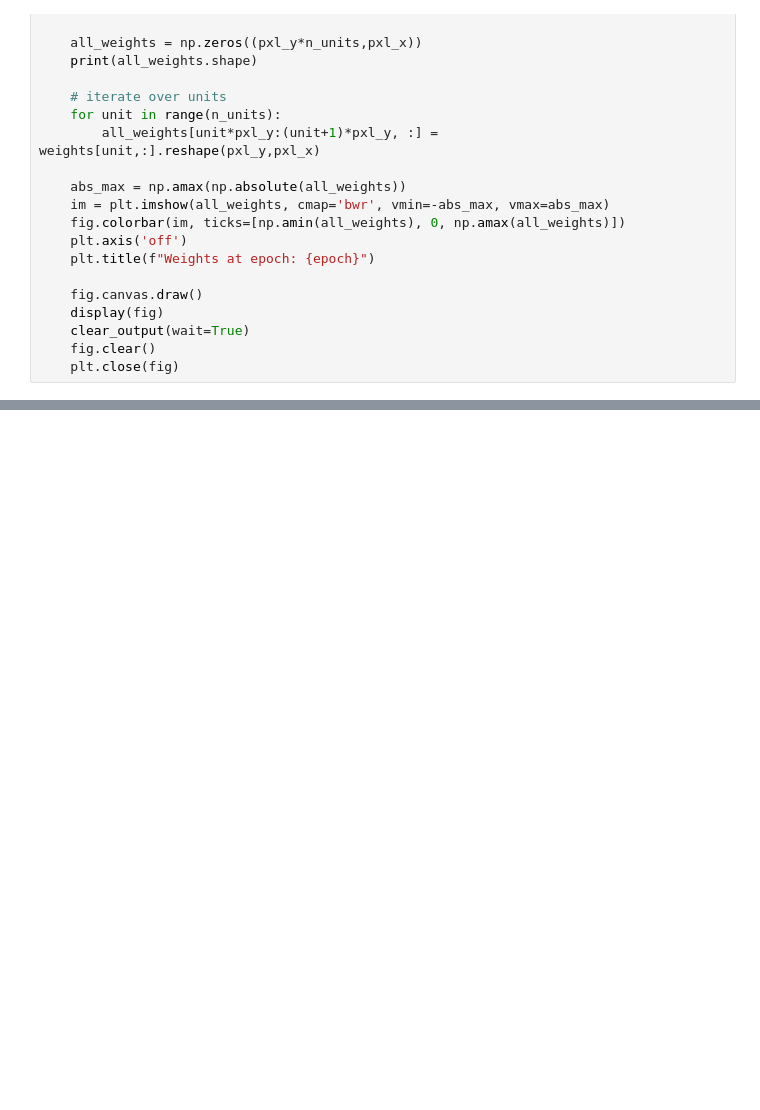
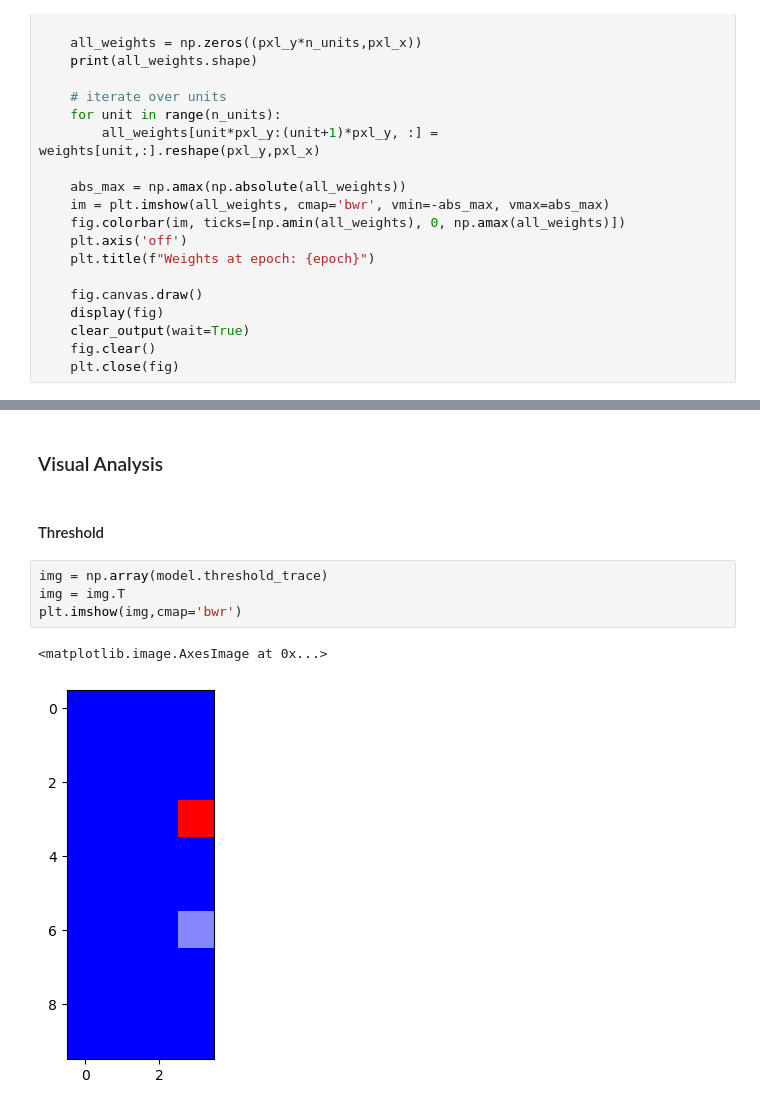
Before and after one commit to juelha/BCM_LearningRule, a Jupyter notebook: main.ipynb, the cells around one changed output, grey strips where cells are left out. Drawn from its saved outputs; the diff is of its cells as text; blank space fills up the shorter version.

```diff
--- a/main.ipynb
+++ b/main.ipynb
@@ -94,0 +95,11 @@ torch.Size([10, 5])
+# %% [markdown]
+### Visual Analysis
+# %% [markdown]
+#### Threshold
+# %%
+img = np.array(model.threshold_trace)
+img = img.T
+plt.imshow(img,cmap='bwr')
+# %% [output]
+<matplotlib.image.AxesImage at 0x...>
+[figure, added]
```
Also changed, not shown: parts of 4 cells of this notebook.
